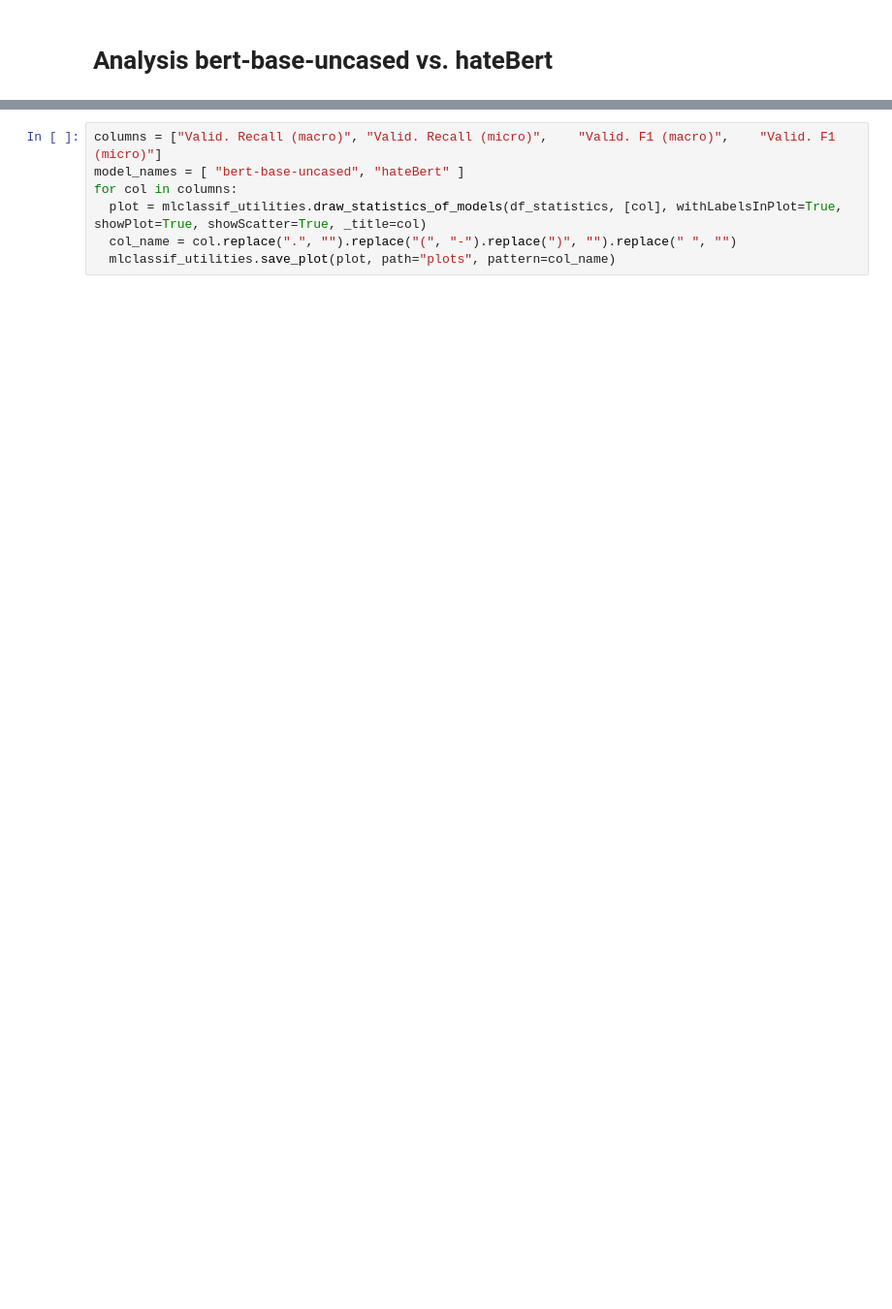
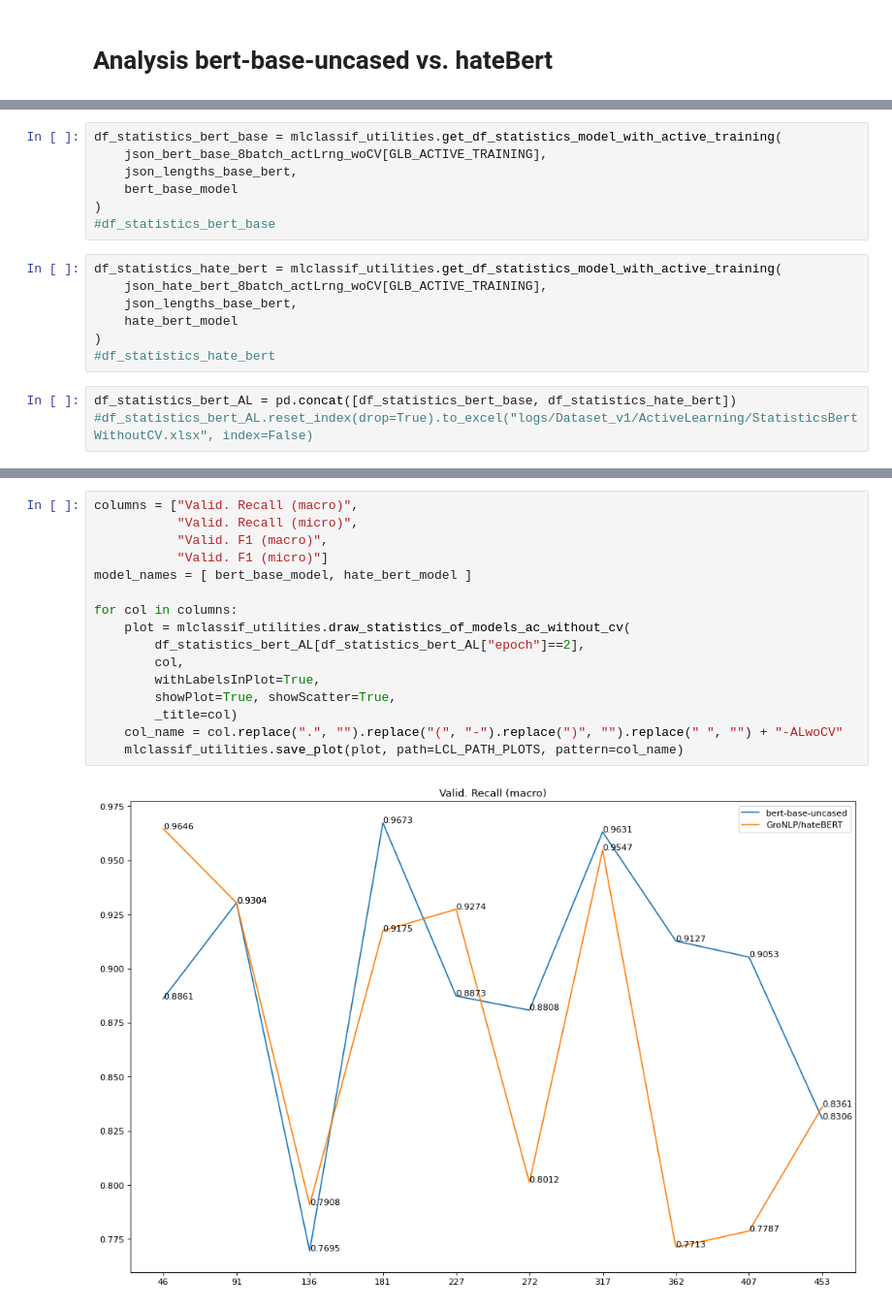
Before and after one commit to IsaacOlguin/AutomatedTraumaDetectionInGCT, a Jupyter notebook: 06_AnalysisOfComparableModels.ipynb, the cells around one changed output, grey strips where cells are left out. Shown at 97% size. Drawn from its saved outputs; the diff is of its cells as text; blank space fills up the shorter version.

Commit message:
Addition of functionality for extracting info from JSON statistics and showing results

```diff
--- a/06_AnalysisOfComparableModels.ipynb
+++ b/06_AnalysisOfComparableModels.ipynb
@@ -76,0 +105,17 @@ df_statistics
+# %%
+df_statistics_bert_base = mlclassif_utilities.get_df_statistics_model_with_active_training(
+    json_bert_base_8batch_actLrng_woCV[GLB_ACTIVE_TRAINING],
+    json_lengths_base_bert,
+    bert_base_model
+)
+#df_statistics_bert_base
+# %%
+df_statistics_hate_bert = mlclassif_utilities.get_df_statistics_model_with_active_training(
+    json_hate_bert_8batch_actLrng_woCV[GLB_ACTIVE_TRAINING],
+    json_lengths_base_bert,
+    hate_bert_model
+)
+#df_statistics_hate_bert
+# %%
+df_statistics_bert_AL = pd.concat([df_statistics_bert_base, df_statistics_hate_bert])
+#df_statistics_bert_AL.reset_index(drop=True).to_excel("logs/Dataset_v1/ActiveLearning/StatisticsBertWithoutCV.xlsx", index=False)
@@ -77,7 +143,18 @@ df_statistics
 # %%
-columns = ["Valid. Recall (macro)",	"Valid. Recall (micro)",	"Valid. F1 (macro)",	"Valid. F1 (micro)"]
-model_names = [ "bert-base-uncased", "hateBert" ]
+columns = ["Valid. Recall (macro)",
+           "Valid. Recall (micro)",
+           "Valid. F1 (macro)",
+           "Valid. F1 (micro)"]
+model_names = [ bert_base_model, hate_bert_model ]
+
 for col in columns:
-  plot = mlclassif_utilities.draw_statistics_of_models(df_statistics, [col], withLabelsInPlot=True, showPlot=True, showScatter=True, _title=col)
-  col_name = col.replace(".", "").replace("(", "-").replace(")", "").replace(" ", "")
-  mlclassif_utilities.save_plot(plot, path="plots", pattern=col_name)
+    plot = mlclassif_utilities.draw_statistics_of_models_ac_without_cv(
+        df_statistics_bert_AL[df_statistics_bert_AL["epoch"]==2],
+        col,
+        withLabelsInPlot=True,
+        showPlot=True, showScatter=True,
+        _title=col)
+    col_name = col.replace(".", "").replace("(", "-").replace(")", "").replace(" ", "") + "-ALwoCV"
+    mlclassif_utilities.save_plot(plot, path=LCL_PATH_PLOTS, pattern=col_name)
+# %% [output]
+[figure, added]
```
Also changed, not shown: parts of 35 cells of this notebook, 1 other file.
